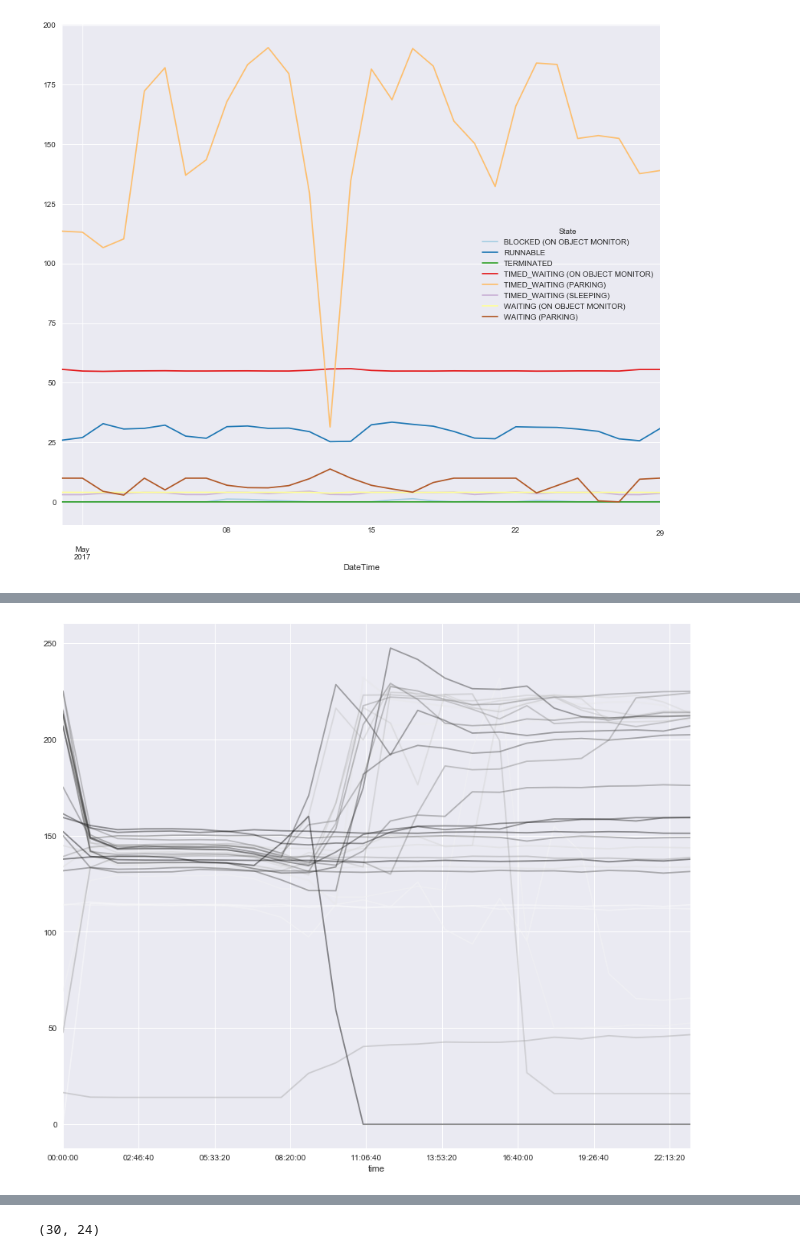
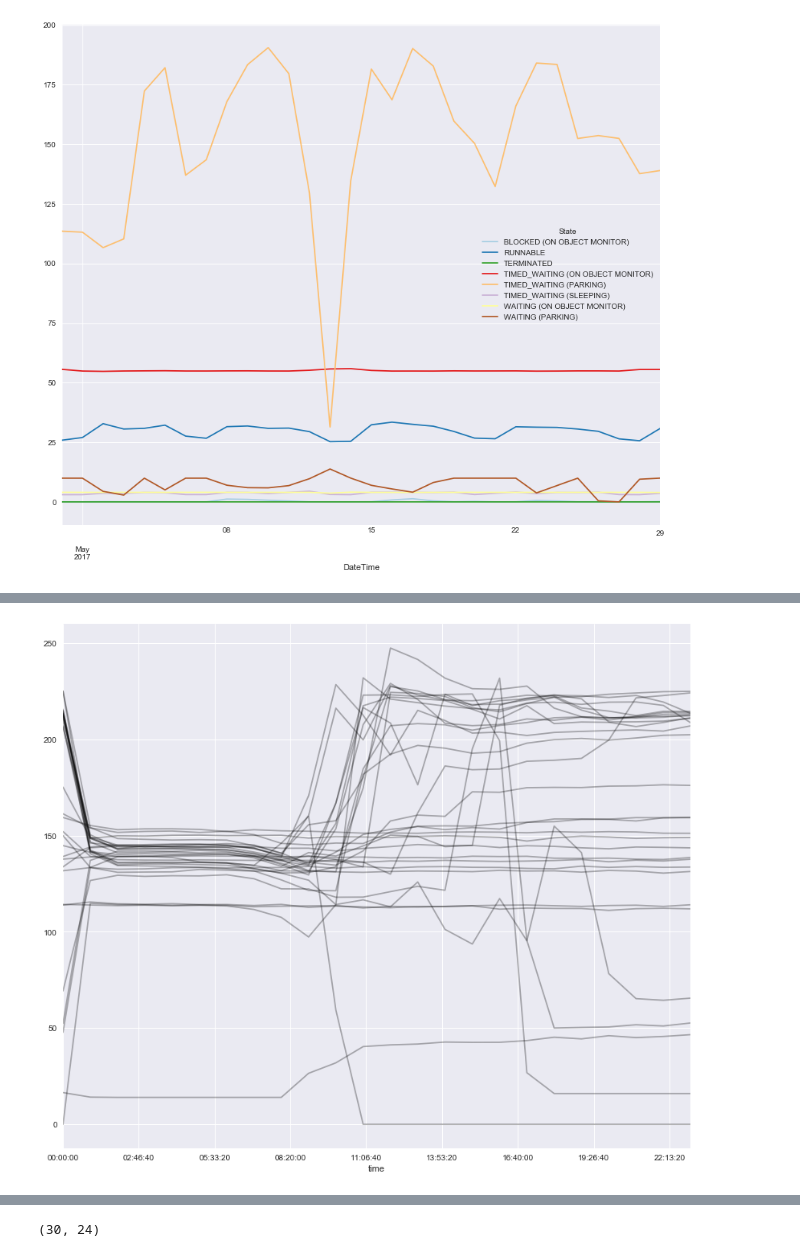
Before and after one commit to ranophoenix/jvmthreadparser, a Jupyter notebook: Thread Analysis.ipynb, the cells around one changed output, grey strips where cells are left out. Saved outputs shown, nothing was run; the diff lists cells and outputs as text; code cells hidden in the pictures.

```diff
--- a/Thread Analysis.ipynb
+++ b/Thread Analysis.ipynb
@@ -61,6 +79,6 @@ threads_by_state.resample('D').mean().plot(figsize=(14,12), cmap = 'Paired');
 # %%
 by_hour = threads_by_state.resample('H').mean()
 pivoted = by_hour.pivot_table("TIMED_WAITING (PARKING)", index = by_hour.index.time, columns = by_hour.index.date).fillna(0)
-pivoted.plot(legend=False, alpha = 0.45, cmap = 'Greys', figsize=(14,12));
+pivoted.plot(legend=False, alpha = 0.3, color = 'black', figsize=(14,12));
 # %% [output]
-[figure, old version]
+[figure, new version]
```
Also changed, not shown: parts of 24 cells of this notebook.
